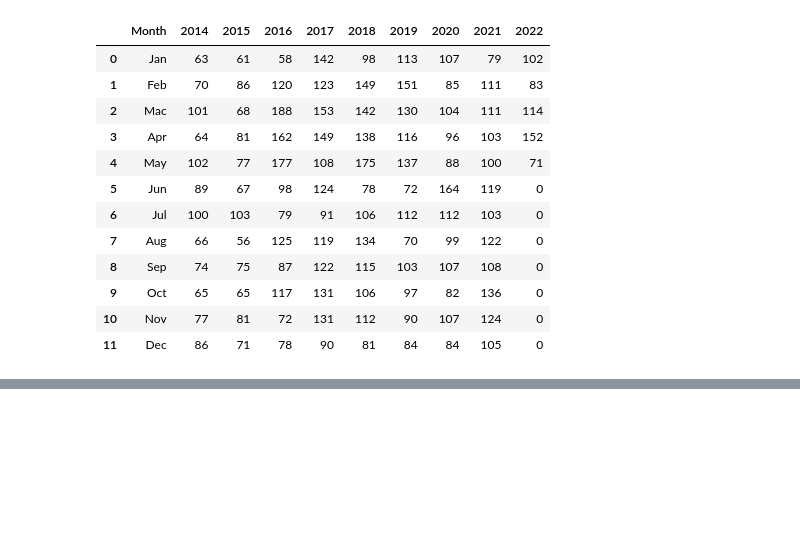
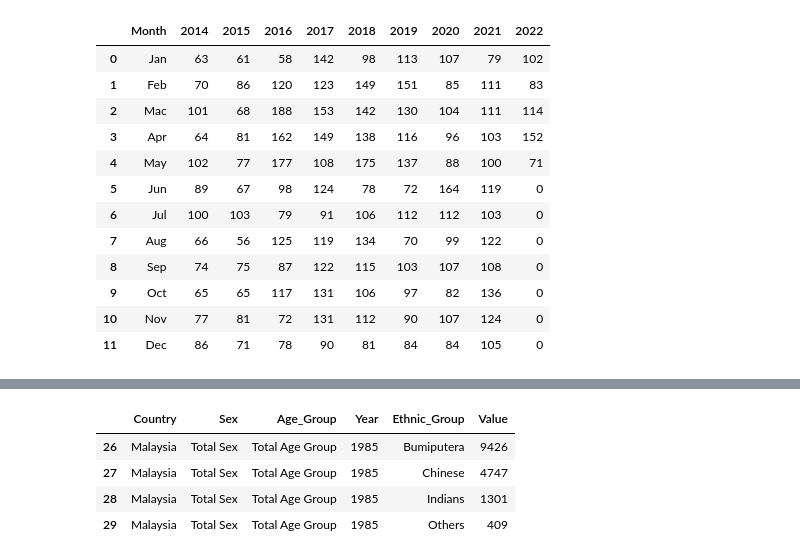
Before and after one commit to zzahir1978/my_dashboard, a Jupyter notebook: Dashboard_Notebook.ipynb, the cells around one changed output, grey strips where cells are left out. Drawn from its saved outputs; the diff is of its cells as text; code cells hidden in the pictures; blank space fills up the shorter version.

```diff
--- a/Dashboard_Notebook.ipynb
+++ b/Dashboard_Notebook.ipynb
@@ -145,0 +179,15 @@ df_ecost
+# %%
+df_mas_ethnic = df_mas_pop[df_mas_pop.Sex == 'Total Sex']
+df_mas_ethnic = df_mas_ethnic[df_mas_ethnic.Age_Group == 'Total Age Group']
+df_mas_ethnic = df_mas_ethnic[df_mas_ethnic.Ethnic_Group != 'Total Ethnic Group']
+df_mas_2017 = df_mas_ethnic[df_mas_ethnic.Year == 2017]
+df_mas_2018 = df_mas_ethnic[df_mas_ethnic.Year == 2018]
+df_mas_2019 = df_mas_ethnic[df_mas_ethnic.Year == 1985]
+df_mas_2020 = df_mas_ethnic[df_mas_ethnic.Year == 2020]
+df_mas_2019
+# %% [output]
+|  | Country | Sex | Age_Group | Year | Ethnic_Group | Value |
+| 26 | Malaysia | Total Sex | Total Age Group | 1985 | Bumiputera | 9426 |
+| 27 | Malaysia | Total Sex | Total Age Group | 1985 | Chinese | 4747 |
+| 28 | Malaysia | Total Sex | Total Age Group | 1985 | Indians | 1301 |
+| 29 | Malaysia | Total Sex | Total Age Group | 1985 | Others | 409 |
```
Also changed, not shown: parts of 7 cells of this notebook.
